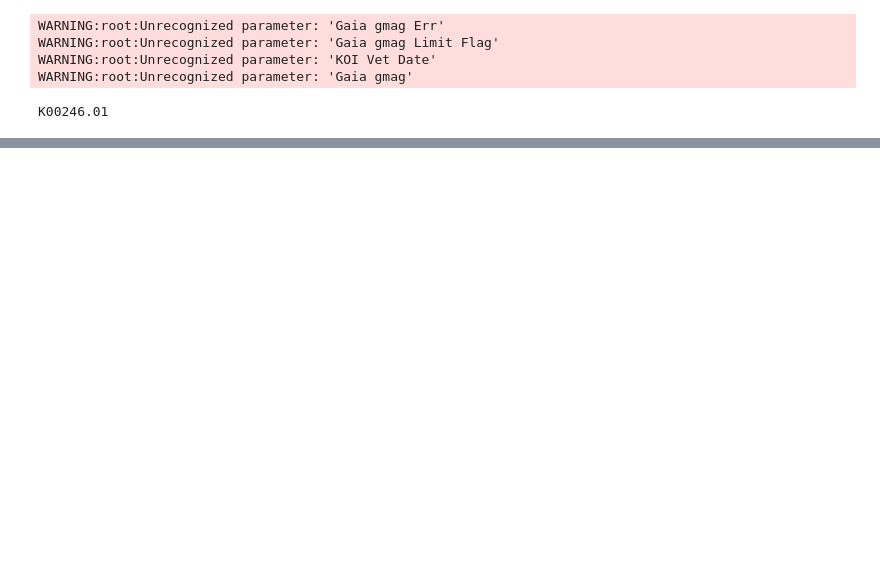
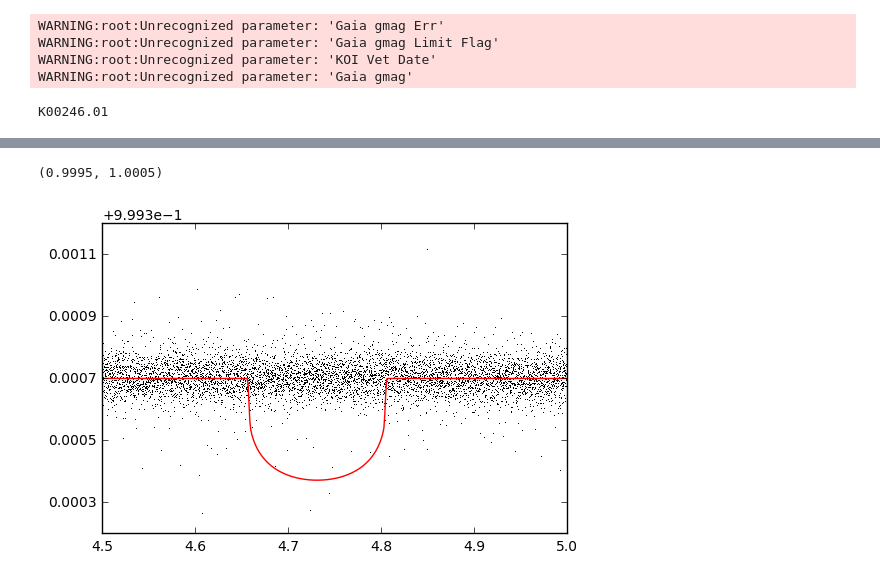
Before and after one commit to japlatt/Physics301, a Jupyter notebook: Kepler.ipynb, the cells around one changed output, grey strips where cells are left out. Saved outputs shown, nothing was run; the diff lists cells and outputs as text; code cells hidden in the pictures; blank space fills up the shorter version.

```diff
--- a/Kepler.ipynb
+++ b/Kepler.ipynb
@@ -136,0 +96,22 @@ argmax(coors[500:600])
+# %%
+params = [4.73103236e+00,
+          5.39875381e+00,
+          1.65926688e-02,
+          10.46029527e+00,
+          8.77334962e+01,
+          2.51452439e-02,
+          8.48496595e+01,
+          4.78268101e-01,
+          2.23499625e-01]
+
+#time_period1 = np.linspace
+plot(timeFold, fluxFold, 'k,')
+
+#plot(timeFold, fluxFold, 'k,')
+tTrans = np.linspace(4,5, 1000)
+plot(tTrans, TransitModel(tTrans, params), 'r')
+xlim(4.5, 5)
+ylim(0.9995, 1.0005)
+# %% [output]
+(0.9995, 1.0005)
+[figure, added]
```
Also changed, not shown: parts of 45 cells of this notebook.
